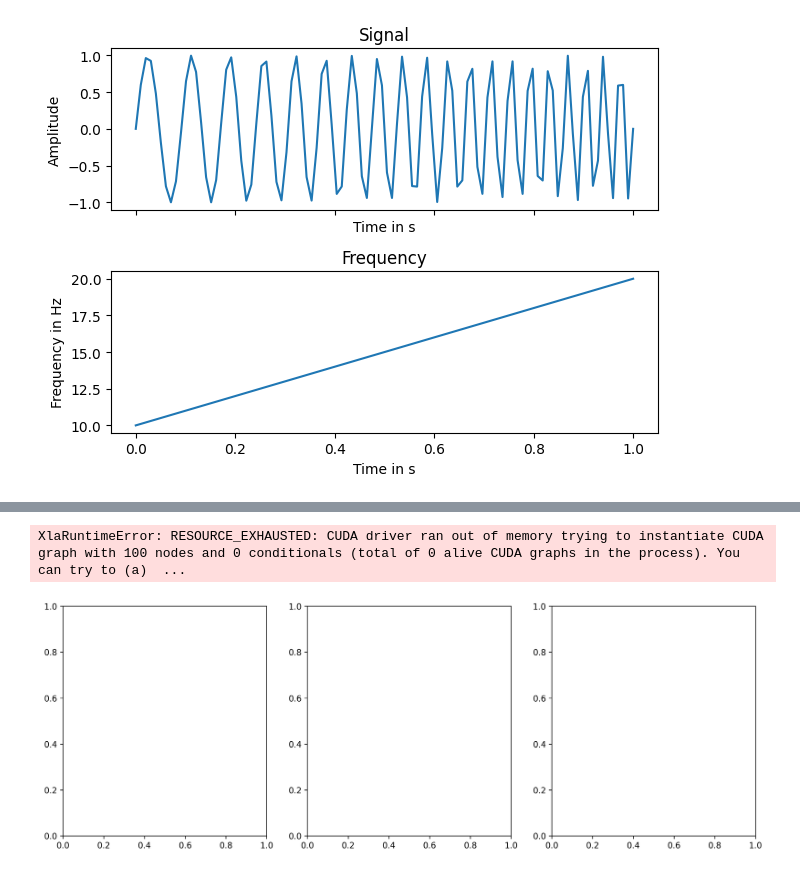
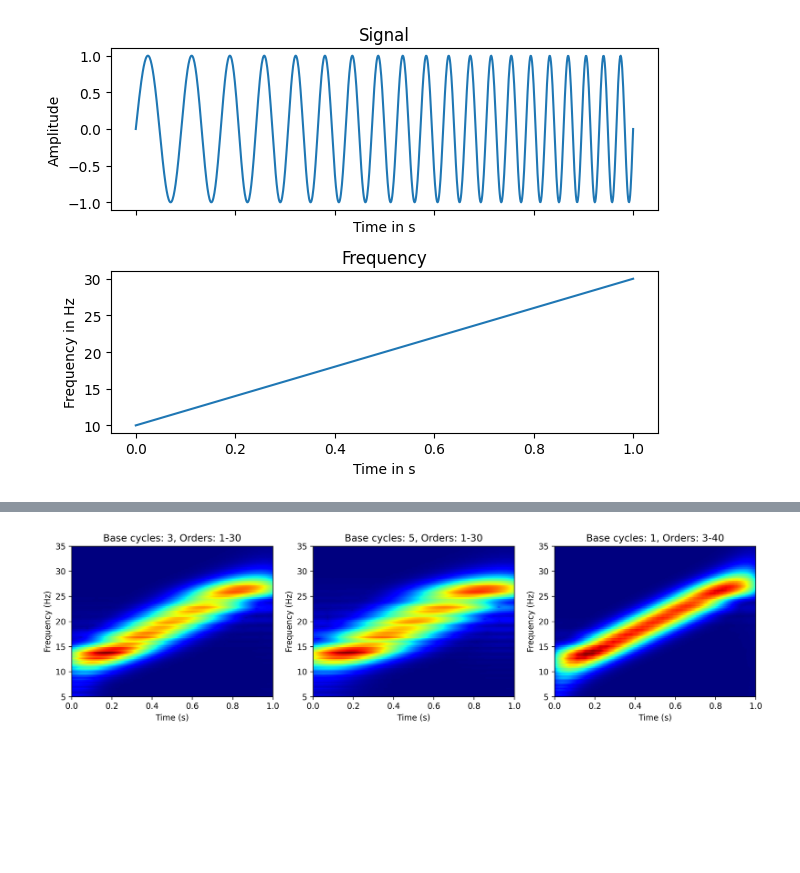
Before and after one commit to leo1200/thin-films, a Jupyter notebook: notebooks/superlets.ipynb, the cells around one changed output, grey strips where cells are left out. Drawn from its saved outputs; the diff is of its cells as text; code cells hidden in the pictures; blank space fills up the shorter version.

```diff
--- a/notebooks/superlets.ipynb
+++ b/notebooks/superlets.ipynb
@@ -12,10 +30,15 @@ jax.config.update('jax_platform_name', 'cpu')
 # %%
 t_max = 1
-sampling_freq = 100
+sampling_freq = 1000
 t = jnp.linspace(0, t_max, int(t_max * sampling_freq))
 # %%
 # create a signal with linearly increasing frequency
-f = 10 + 10 * t
+a = 10
+b = 10
+f = b + a * t
+
+freal = 2 * a * t + b
+
 signal = jnp.sin(2 * jnp.pi * f * t)
 
 # plot the signal
@@ -26,22 +49,25 @@ ax1.set_ylabel("Amplitude")
 ax1.set_xlabel("Time in s")
 
 # plot frequency over time
-ax2.plot(t, f)
+ax2.plot(t, freal)
 ax2.set_title("Frequency")
 ax2.set_ylabel("Frequency in Hz")
 ax2.set_xlabel("Time in s")
 
 plt.tight_layout()
 # %% [output]
-[figure, old version]
+[figure, new version]
 # %%
-freqs = jnp.linspace(5, 25, 100)
+freqs = jnp.linspace(5, 35, 100)
 # %%
 fig, ax = plt.subplots(ncols=3, figsize=(15, 5), dpi=300)
 
-for (i, (base_cycle, min_order, max_order)) in enumerate(zip([3, 5, 1], [1, 1, 5], [30, 30, 40])):
+for (i, (base_cycle, min_order, max_order)) in enumerate(zip([3, 5, 1], [1, 1, 3], [30, 30, 40])):
     scalogram = adaptive_superlet_transform(signal, freqs, sampling_freq=sampling_freq,
-                                        base_cycle=base_cycle, min_order=min_order, max_order=max_order, mode="add")
+                                        base_cycle=base_cycle, min_order=min_order, max_order=max_order)
+
+    # scalogram = superlets(signal, sampling_freq, freqs, base_cycle, [min_order, max_order])
+
     ax[i].imshow(jnp.abs(scalogram)**2, aspect=1/40, cmap="jet", interpolation="none", origin="lower", extent=[0, len(signal)/sampling_freq, freqs[0], freqs[-1]])
     ax[i].set_title(f"Base cycles: {base_cycle}, Orders: {min_order}-{max_order}")
     ax[i].set_xlabel("Time (s)")
@@ -51,2 +76 @@ E0113 13:51:46.221731 1665711 pjrt_stream_executor_client.cc:3085] Execution of
-XlaRuntimeError: RESOURCE_EXHAUSTED: CUDA driver ran out of memory trying to instantiate CUDA graph with 100 nodes and 0 conditionals (total of 0 alive CUDA graphs in the process). You can try to (a)  ...
-[figure, old version]
+[figure, new version]
```
Also changed, not shown: parts of 2 cells of this notebook, 23 other files.
